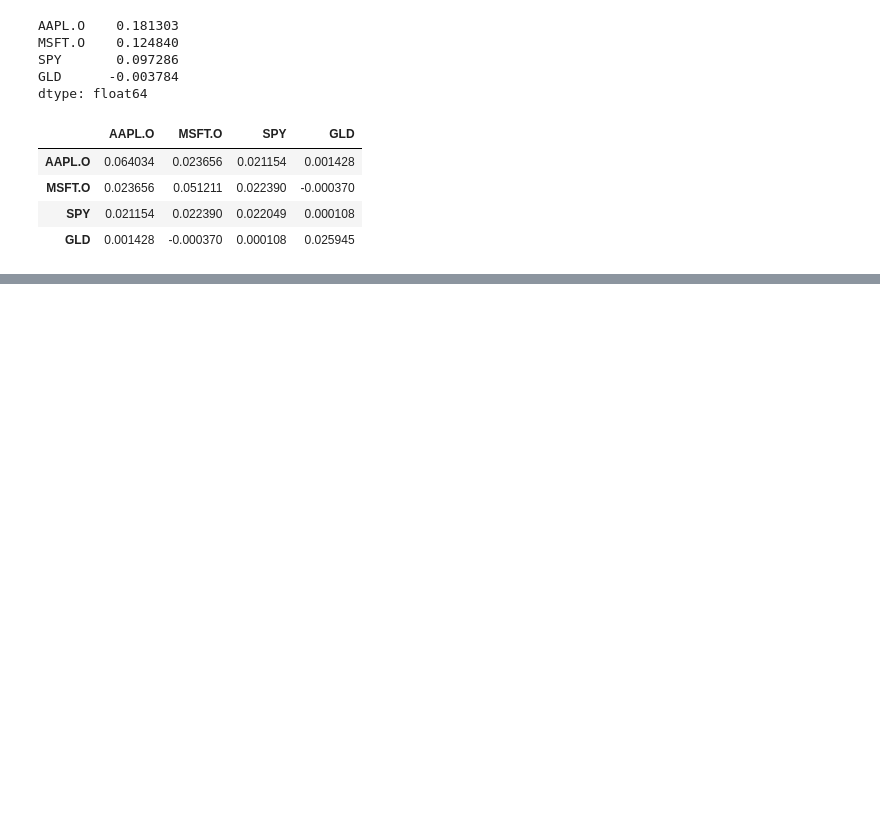
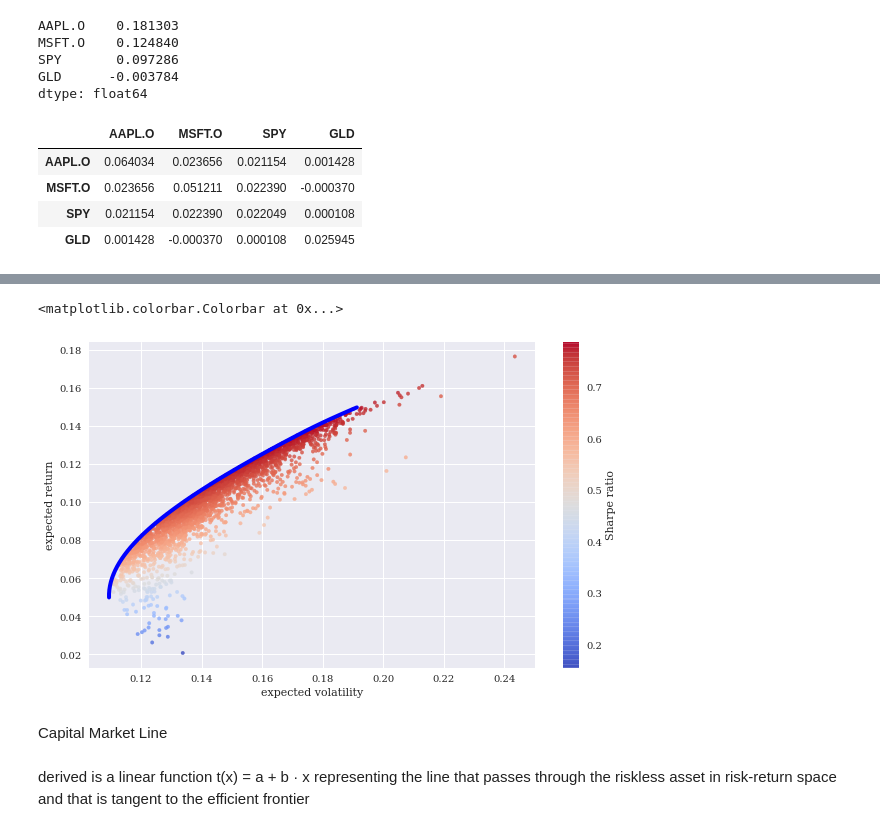
Before and after one commit to WinthropFin/FinanceData, a Jupyter notebook: Efficient_Frontier_Illustration.ipynb, the cells around one changed output, grey strips where cells are left out. Saved outputs shown, nothing was run; the diff lists cells and outputs as text; code cells hidden in the pictures; blank space fills up the shorter version.

```diff
--- a/Efficient_Frontier_Illustration.ipynb
+++ b/Efficient_Frontier_Illustration.ipynb
@@ -95,0 +98,12 @@ plt.colorbar(label='Sharpe ratio');
+# %%
+# set the return levels from 5% to 15% and find out the minimum variance point
+trets = np.linspace(0.05, 0.15, 50)
+# set up the constraint in the optmization model. we assume weights add up to 1
+cons = ({'type': 'eq', 'fun': lambda x:  port_ret(x) - tret},
+        {'type': 'eq', 'fun': lambda x:  np.sum(x) - 1})
+# set up boundary, each weight is within 0 to 100%.
+bnds = tuple((0, 1) for x in weights)
+# %%
+#let's start with four equal weights, because we have only four assets. you can add more assets into this model
+eweights = np.array(noa * [1. / noa,])
+eweights
@@ -95,0 +112,9 @@ plt.colorbar(label='Sharpe ratio');
+# %%
+%%time
+tvols = []
+import scipy.optimize as sco
+for tret in trets:
+    res = sco.minimize(port_vol, eweights, method='SLSQP',
+                       bounds=bnds, constraints=cons)
+    tvols.append(res['fun'])
+tvols = np.array(tvols)
@@ -95,0 +124,14 @@ plt.colorbar(label='Sharpe ratio');
+# %%
+plt.figure(figsize=(10, 6))
+plt.scatter(pvols, prets, c=prets / pvols,
+            marker='.', alpha=0.8, cmap='coolwarm')
+plt.plot(tvols, trets, 'b', lw=4.0)
+plt.xlabel('expected volatility')
+plt.ylabel('expected return')
+plt.colorbar(label='Sharpe ratio')
+# plt.savefig('../../images/ch13/stat_13.png')
+# %% [output]
+<matplotlib.colorbar.Colorbar at 0x...>
+[figure, added]
+# %% [markdown]
+Capital Market Line
@@ -95,0 +146,2 @@ plt.colorbar(label='Sharpe ratio');
+# %% [markdown]
+derived is a linear function t(x) = a + b · x representing the line that passes through the riskless asset in risk-return space and that is tangent to the efficient frontier
```
Also changed, not shown: parts of 22 cells of this notebook.
